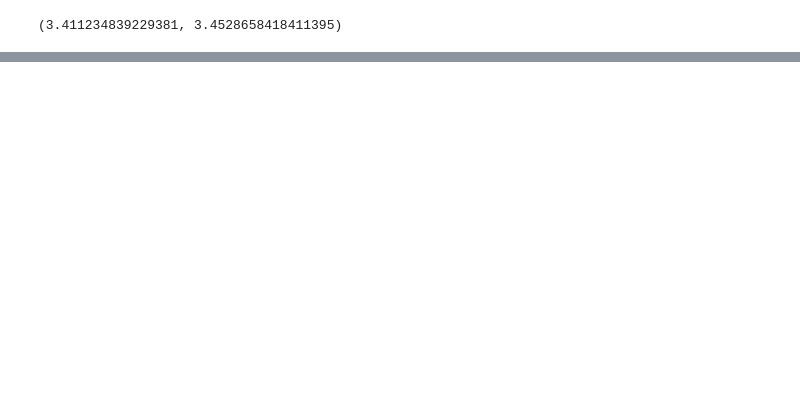
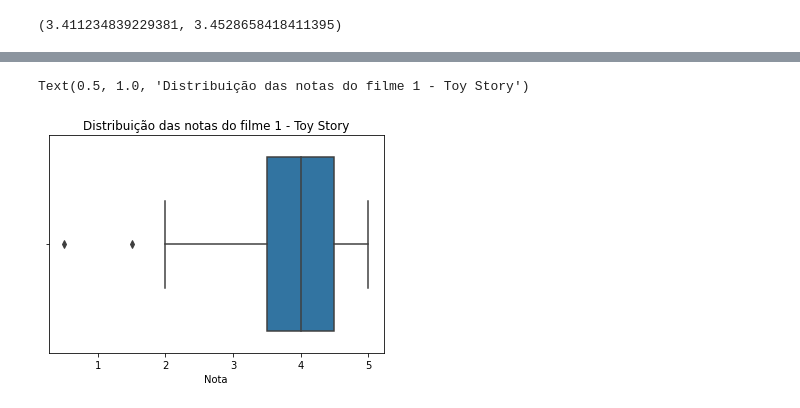
Before and after one commit to jordanfalcao/data-analytics, a Jupyter notebook: Testes Estatísticos com Python/Introdução_a_Testes_Estatísticos.ipynb, the cells around one changed output, grey strips where cells are left out. Cells and saved outputs as stored; diff of their text form; code cells hidden in the pictures; blank space fills up the shorter version.

```diff
--- a/Testes Estatísticos com Python/Introdução_a_Testes_Estatísticos.ipynb
+++ b/Testes Estatísticos com Python/Introdução_a_Testes_Estatísticos.ipynb
@@ -403,0 +433,8 @@ descr_todos_com_10_votos.tconfint_mean()
+# %%
+# boxplot do filme 1 - toy story
+ax = sns.boxplot(notas1.rating)
+ax.set(xlabel='Nota')
+ax.set_title('Distribuição das notas do filme 1 - Toy Story')
+# %% [output]
+Text(0.5, 1.0, 'Distribuição das notas do filme 1 - Toy Story')
+[figure, added]
```
Also changed, not shown: parts of 30 cells of this notebook, 1 other file.
